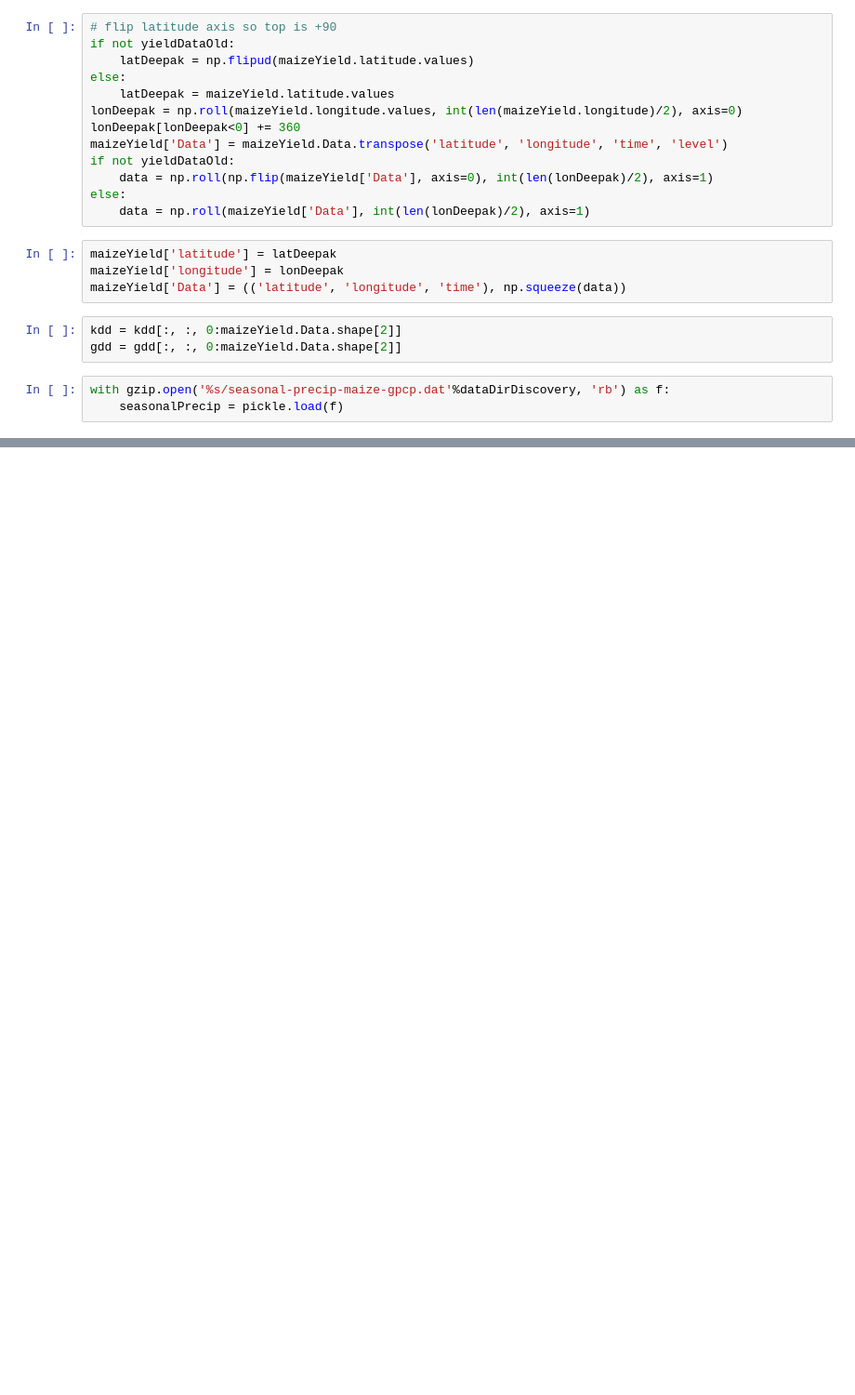
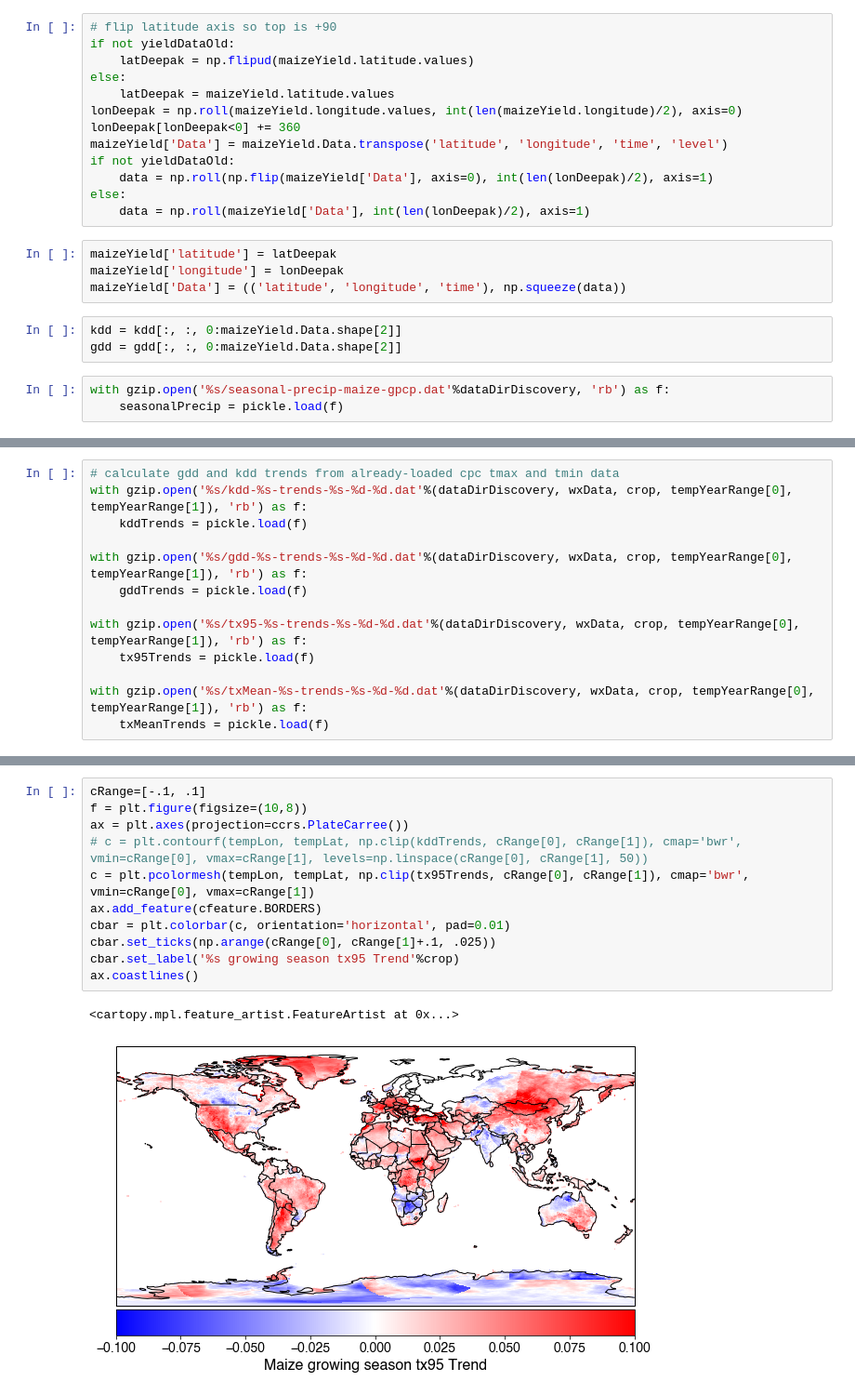
Before and after one commit to ecoffel/grad-research, a Jupyter notebook: 2020-ag-land-climate/ag_global_analysis.ipynb, the cells around one changed output, grey strips where cells are left out. Shown at 93% size. Cells and saved outputs as stored; diff of their text form; blank space fills up the shorter version.

```diff
--- a/2020-ag-land-climate/ag_global_analysis.ipynb
+++ b/2020-ag-land-climate/ag_global_analysis.ipynb
@@ -192,0 +170,13 @@ else:
+# %%
+# calculate gdd and kdd trends from already-loaded cpc tmax and tmin data
+with gzip.open('%s/kdd-%s-trends-%s-%d-%d.dat'%(dataDirDiscovery, wxData, crop, tempYearRange[0], tempYearRange[1]), 'rb') as f:
+    kddTrends = pickle.load(f)
+
+with gzip.open('%s/gdd-%s-trends-%s-%d-%d.dat'%(dataDirDiscovery, wxData, crop, tempYearRange[0], tempYearRange[1]), 'rb') as f:
+    gddTrends = pickle.load(f)
+
+with gzip.open('%s/tx95-%s-trends-%s-%d-%d.dat'%(dataDirDiscovery, wxData, crop, tempYearRange[0], tempYearRange[1]), 'rb') as f:
+    tx95Trends = pickle.load(f)
+
+with gzip.open('%s/txMean-%s-trends-%s-%d-%d.dat'%(dataDirDiscovery, wxData, crop, tempYearRange[0], tempYearRange[1]), 'rb') as f:
+    txMeanTrends = pickle.load(f)
@@ -298,0 +225,14 @@ yieldAgg = np.array(yieldAgg)
+# %%
+cRange=[-.1, .1]
+f = plt.figure(figsize=(10,8))
+ax = plt.axes(projection=ccrs.PlateCarree())
+# c = plt.contourf(tempLon, tempLat, np.clip(kddTrends, cRange[0], cRange[1]), cmap='bwr', vmin=cRange[0], vmax=cRange[1], levels=np.linspace(cRange[0], cRange[1], 50))
+c = plt.pcolormesh(tempLon, tempLat, np.clip(tx95Trends, cRange[0], cRange[1]), cmap='bwr', vmin=cRange[0], vmax=cRange[1])
+ax.add_feature(cfeature.BORDERS)
+cbar = plt.colorbar(c, orientation='horizontal', pad=0.01)
+cbar.set_ticks(np.arange(cRange[0], cRange[1]+.1, .025))
+cbar.set_label('%s growing season tx95 Trend'%crop)
+ax.coastlines()
+# %% [output]
+<cartopy.mpl.feature_artist.FeatureArtist at 0x...>
+[figure, added]
```
Also changed, not shown: parts of 27 cells of this notebook, 8 other files.
